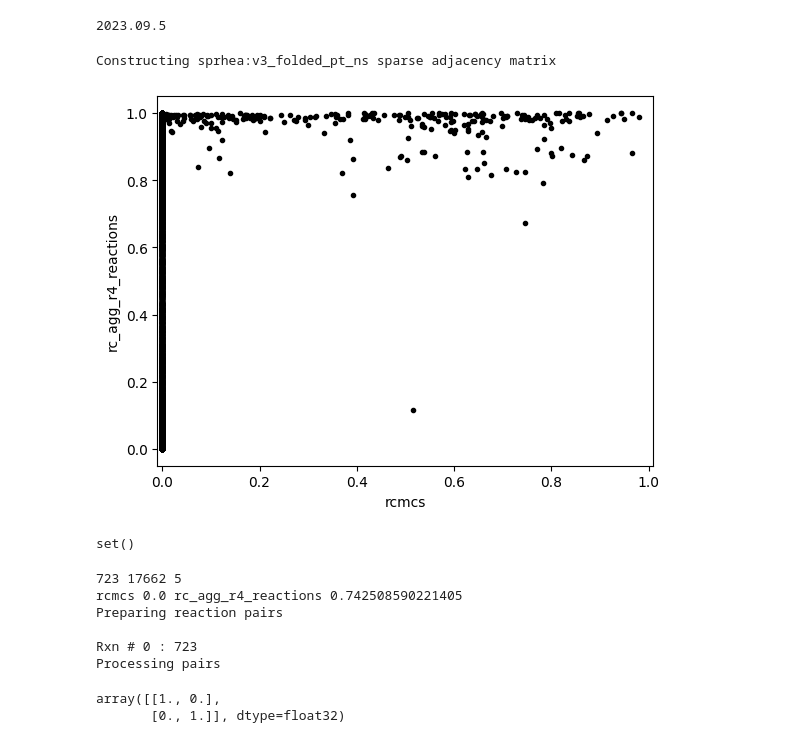
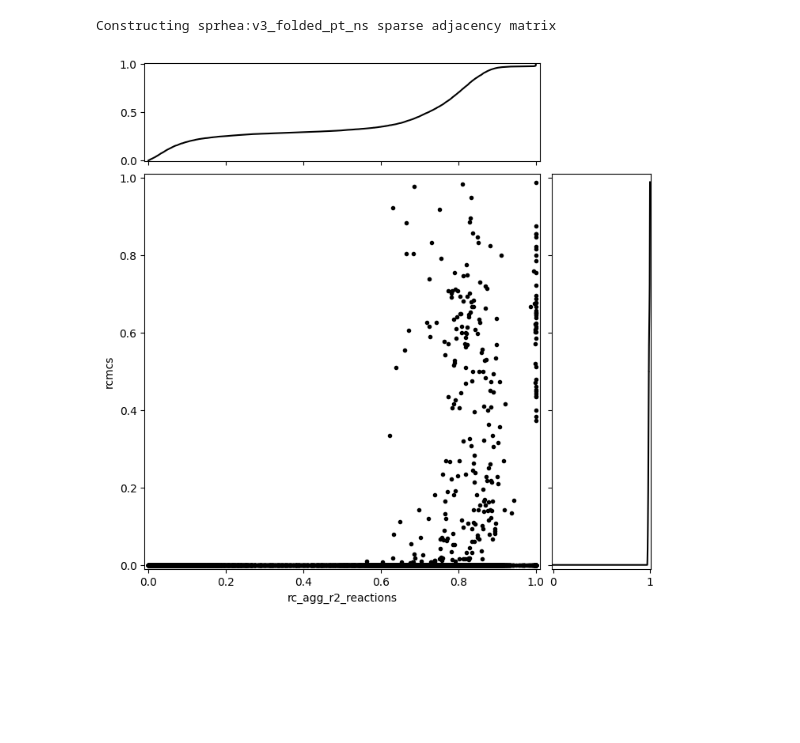
Before and after one commit to stefanpate/rcgnn, a Jupyter notebook: notebooks/similarity_metrics_analysis.ipynb, the cells around one changed output. Cells and saved outputs as stored; diff of their text form; code cells hidden in the pictures; blank space fills up the shorter version.

```diff
--- a/notebooks/similarity_metrics_analysis.ipynb
+++ b/notebooks/similarity_metrics_analysis.ipynb
@@ -14,4 +12,0 @@ rng = np.random.default_rng(seed=1234)
-# %%
-print(rdkit.__version__)
-# %% [output]
-2023.09.5
@@ -20,4 +13,14 @@ smfp = filepaths['artifacts_sim_mats']
+# %%
+def plot_cdf(ax, data, flip_axes=False, color='black', label=''):
+    data = sorted(data)
+    ycdf = np.arange(1, len(data) + 1) / len(data)
+
+    if flip_axes:
+        ax.plot(ycdf, data, color=color, label=label)
+    else:
+        ax.plot(data, ycdf, color=color, label=label)
 # %%
+smfp = filepaths['artifacts_sim_mats']
 dataset = 'sprhea'
 toc = 'v3_folded_pt_ns'
 
@@ -31,7 +34,9 @@ rxn_sim_metrics = [
     'rc_agg_r2_reactions',
     'rc_agg_r3_reactions',
     'rc_agg_r4_reactions',
-    "rcmcs"
+    "rcmcs",
+    "mcs",
+    "tanimoto"
 ]
 
 rxn_sim_mats = {name: np.load(smfp / f"{dataset}_{toc}_{name}.npy")
@@ -39,8 +44,9 @@ rxn_sim_mats = {name: np.load(smfp / f"{dataset}_{toc}_{name}.npy")
 # %% [output]
 Constructing sprhea:v3_folded_pt_ns sparse adjacency matrix
 # %%
+rng = np.random.default_rng(seed=1234)
 filter_zero_rcmcs = False
-n_points = 10000
+n_points = 10_000
 n = rxn_sim_mats['rcmcs'].shape[0]
 if filter_zero_rcmcs:
     idxs = np.vstack(np.nonzero(rxn_sim_mats['rcmcs'])).T
@@ -51,28 +57,44 @@ sel = rng.choice(idxs.shape[0], size=n_points, replace=False)
 idxs = idxs[sel]
 i, j = idxs[:, 0], idxs[:, 1]
 # %%
-sim_mats = ['rcmcs', 'rc_agg_r4_reactions']
+sim_mats = ['rc_agg_r2_reactions', 'rcmcs']
 mean_sub_scl = False
 data = []
 for sm in sim_mats:
     data.append(rxn_sim_mats[sm][i, j])
 
 x, y = data
 if mean_sub_scl:
     x -= x.mean()
     x /= x.std()
     y -= y.mean()
     y /= y.std()
-fig, ax = plt.subplots()
-ax.plot(x, y, '.', color='black')
+
+# Def figure
+fig = plt.figure(figsize=(8, 8))
+gs = fig.add_gridspec(2, 2,  width_ratios=(4, 1), height_ratios=(1, 4),
+                      left=0.1, right=0.9, bottom=0.1, top=0.9,
+                      wspace=0.05, hspace=0.05)
+
+# Create the Axes
+ax = fig.add_subplot(gs[1, 0])
+ax_histx = fig.add_subplot(gs[0, 0], sharex=ax)
+ax_histy = fig.add_subplot(gs[1, 1], sharey=ax)
+
+# Style
+ax_histx.tick_params(axis="x", labelbottom=False)
+ax_histy.tick_params(axis="y", labelleft=False)
+ax_histx.set_ylim(-0.01, 1.01)
+ax_histy.set_xlim(-0.01, 1.01)
 ax.set_xlabel(sim_mats[0])
 ax.set_ylabel(sim_mats[1])
 ax.set_xlim(-0.01, 1.01)
-ax.set_xlim(-0.01, 1.01)
+ax.set_ylim(-0.01, 1.01)
+
+# Plot
+ax.plot(x, y, '.', color='black')
+plot_cdf(ax_histx, x)
+plot_cdf(ax_histy, y, flip_axes=True)
 plt.show()
 # %% [output]
-[figure, old version]
+[figure, new version]
-# %%
-set(np.where(x > 0.9)[0]) & set(np.where(y < 0.1)[0])
-# %% [output]
-set()
@@ -81,25 +100,0 @@ idx = 0
-# %%
-
-rid1 = idx_feature[i[idx]]
-rid2 = idx_feature[j[idx]]
-rxn1 = krs[idx_feature[i[idx]]]
-rxn2 = krs[idx_feature[j[idx]]]
-print(rid1, rid2, idx)
-print(f"{sim_mats[0]} {x[idx]}", f"{sim_mats[1]} {y[idx]}")
-reactions = {rid1: rxn1, rid2: rxn2}
-idx2id = {0: rid1, 1: rid2}
-idx +=1
-rcmcs_similarity_matrix(
-    rxns=reactions,
-    rules=rules,
-    matrix_idx_to_rxn_id=idx2id,
-)
-# %% [output]
-723 17662 5
-rcmcs 0.0 rc_agg_r4_reactions 0.742508590221405
-Preparing reaction pairs
-
-Rxn # 0 : 723
-Processing pairs
-array([[1., 0.],
-       [0., 1.]], dtype=float32)
```
Also changed, not shown: parts of 8 cells of this notebook, 7 other files.
